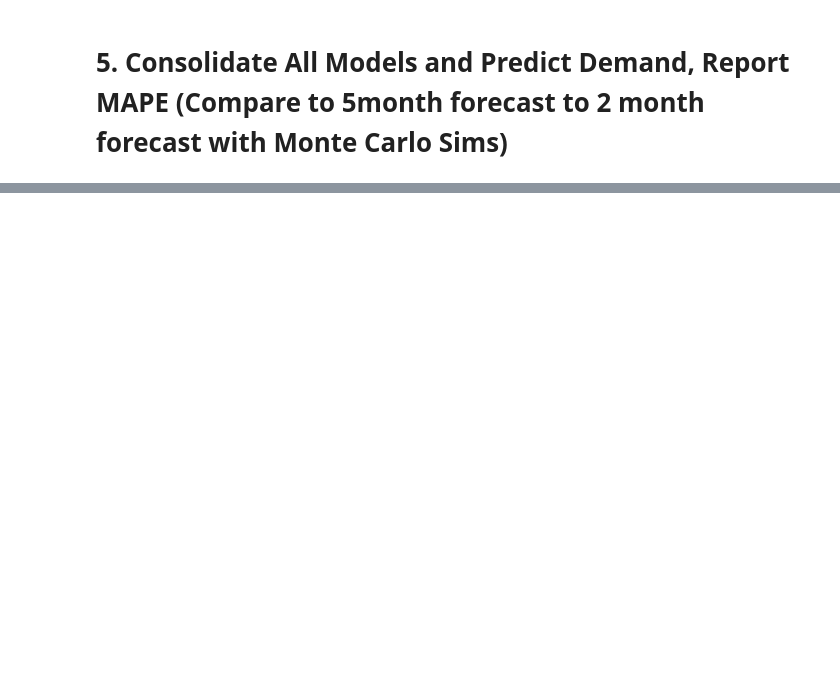
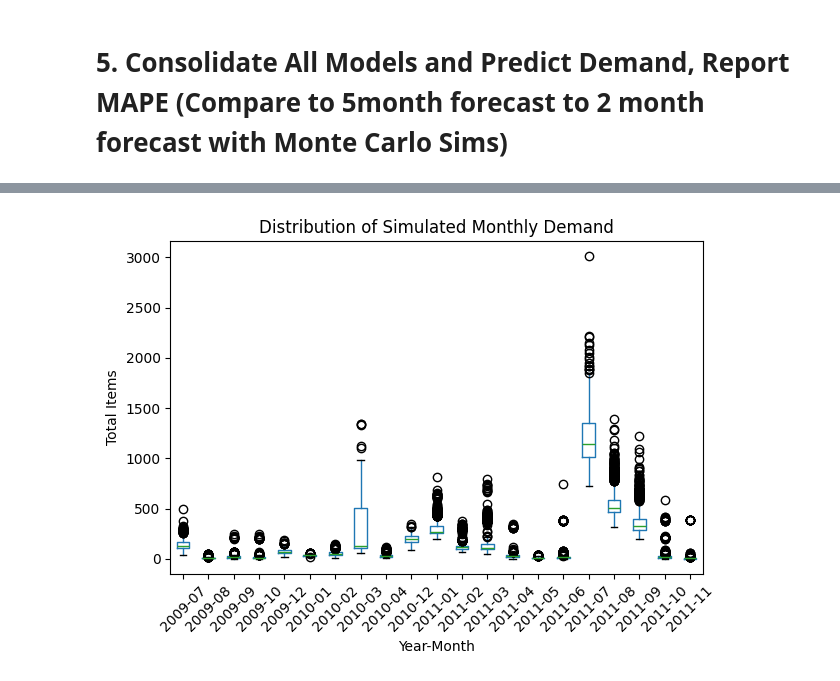
Before and after one commit to EthanRosehart/PM_Assignments, a Jupyter notebook: hackathon.ipynb, the cells around one changed output, grey strips where cells are left out. Cells and saved outputs as stored; diff of their text form; code cells hidden in the pictures; blank space fills up the shorter version.

```diff
--- a/hackathon.ipynb
+++ b/hackathon.ipynb
@@ -1494,0 +991,93 @@ ValueError: Expected a datetime-like object, got int: 20
+# %%
+# First, ensure we have order_date for test instances
+# If X_test and df share the same index or have a way to join:
+test_indices = X_test.index
+test_data = df.loc[test_indices, ['order_date', 'Product Code']]  # Actual data for test rows
+
+# Add predicted product codes to test_data for alignment
+test_data = test_data.join(predicted_product_codes, how='left')
+test_data.rename(columns={'Predicted Product Code': 'predicted_code'}, inplace=True)
+
+# Extract the month and year from order_date for grouping
+test_data['YearMonth'] = test_data['order_date'].dt.to_period('M')  # Year-Month period
+
+num_simulations = 1000
+lead_time_threshold = 7
+
+# Prepare a structure to hold simulation results by (simulation, YearMonth)
+simulation_records = []
+
+for sim in range(num_simulations):
+    # For each simulation, we simulate the demand for each test record
+    # Store results in a list, then convert to DataFrame
+    sim_rows = []
+    for idx, row in test_data.iterrows():
+        product_code = row['predicted_code']
+        yearmonth = row['YearMonth']
+
+        if product_code in historical_data.index:
+            items_arr = historical_data.loc[product_code, 'items']
+            lead_arr = historical_data.loc[product_code, 'lead_time']
+
+            if len(items_arr) > 0 and len(lead_arr) > 0:
+                sampled_items = np.random.choice(items_arr)
+                sampled_lead = np.random.choice(lead_arr)
+            else:
+                sampled_items = 0
+                sampled_lead = lead_time_threshold
+        else:
+            sampled_items = 0
+            sampled_lead = lead_time_threshold
+
+        sim_rows.append({
+            'YearMonth': yearmonth,
+            'items': sampled_items,
+            'lead_time': sampled_lead
+        })
+
+    sim_df = pd.DataFrame(sim_rows)
+    # Aggregate by YearMonth to get monthly totals
+    monthly_totals = sim_df.groupby('YearMonth')['items'].sum().reset_index()
+    monthly_totals['simulation'] = sim
+    simulation_records.append(monthly_totals)
+
+all_simulations_df = pd.concat(simulation_records, ignore_index=True)
+
+# Now we have a DataFrame with columns: YearMonth, items (monthly total), simulation
+# We can visualize how demand is distributed across months.
+
+# Convert YearMonth (period) back to a datetime for plotting or keep as string
+all_simulations_df['YearMonth'] = all_simulations_df['YearMonth'].astype(str)
+
+# Let's create a boxplot of the simulated monthly demands
+plt.figure(figsize=(12,6))
+all_simulations_df.boxplot(by='YearMonth', column='items', grid=False)
+plt.title('Distribution of Simulated Monthly Demand')
+plt.suptitle('')
+plt.xlabel('Year-Month')
+plt.ylabel('Total Items')
+plt.xticks(rotation=45)
+plt.tight_layout()
+plt.show()
+
+# Alternatively, to see how long the test set covers:
+months_covered = all_simulations_df['YearMonth'].unique()
+print("Simulations cover these Year-Month periods:", months_covered)
+
+# If you'd like to see the average simulated demand per month:
+avg_monthly = all_simulations_df.groupby('YearMonth')['items'].mean()
+print("\nAverage Simulated Demand per Month:")
+print(avg_monthly)
+
+# You can also plot a line chart of the average monthly demand with error bars (e.g. standard deviation)
+monthly_stats = all_simulations_df.groupby('YearMonth')['items'].agg(['mean', 'std']).reset_index()
+plt.figure(figsize=(12,6))
+plt.errorbar(monthly_stats['YearMonth'], monthly_stats['mean'], yerr=monthly_stats['std'], fmt='-o')
+plt.title('Average Simulated Monthly Demand (with Std Dev)')
+plt.xlabel('Year-Month')
+plt.ylabel('Items')
+plt.xticks(rotation=45)
+plt.grid(True)
+plt.tight_layout()
+plt.show()
+# %% [output]
@@ -1494,0 +1085 @@ ValueError: Expected a datetime-like object, got int: 20
+[figure, added]
```
Also changed, not shown: parts of 10 cells of this notebook.
